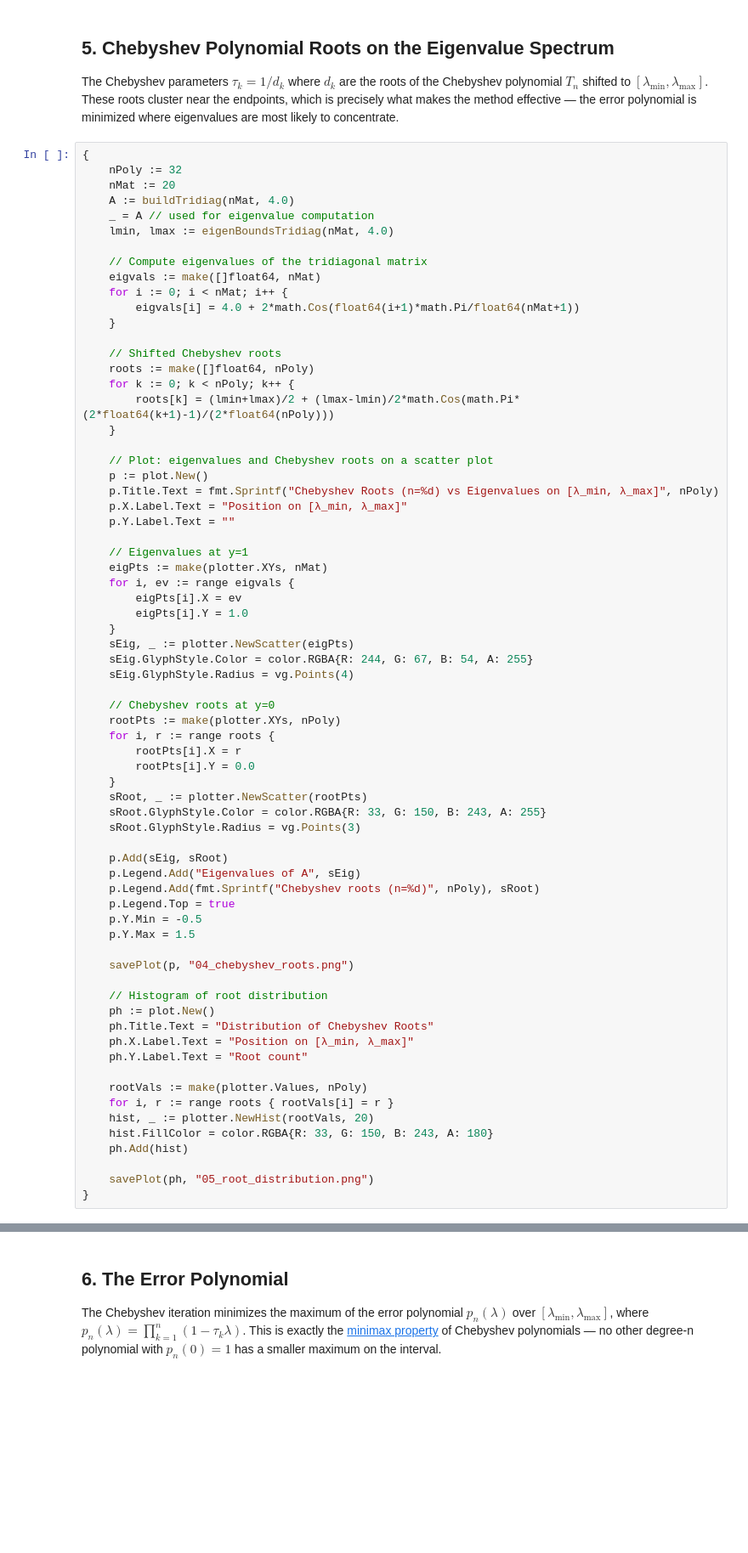
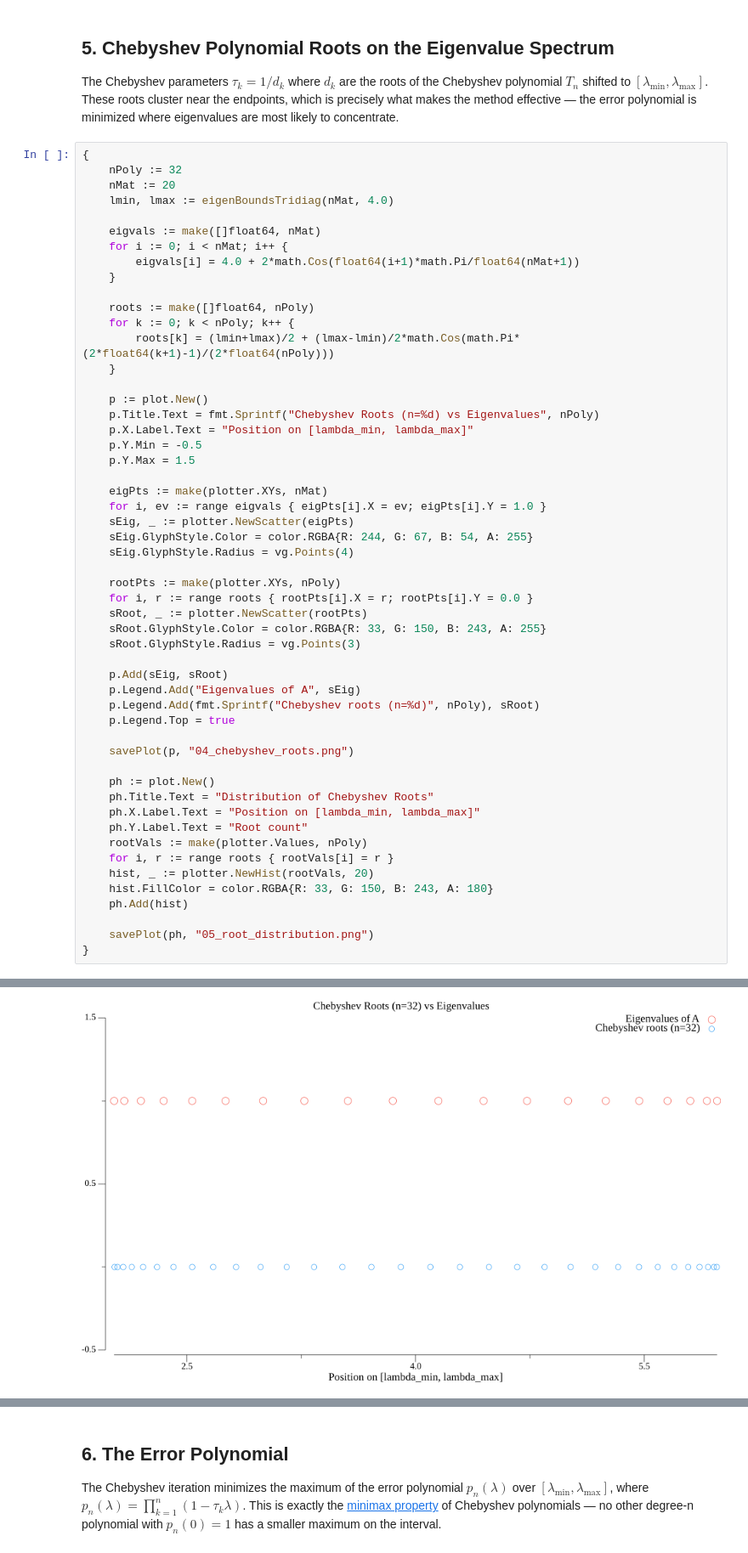
Before and after one commit to peterborodatyy/chebyshev-iteration, a Jupyter notebook: notebooks/chebyshev_iteration.ipynb, the cells around one changed output, grey strips where cells are left out. Shown at 85% size. Saved outputs shown, nothing was run; the diff lists cells and outputs as text; blank space fills up the shorter version.

```diff
--- a/notebooks/chebyshev_iteration.ipynb
+++ b/notebooks/chebyshev_iteration.ipynb
@@ -313,44 +315,32 @@ The Chebyshev parameters $\tau_k = 1/d_k$ where $d_k$ are the roots of the Cheby
 {
 	nPoly := 32
 	nMat := 20
-	A := buildTridiag(nMat, 4.0)
-	_ = A // used for eigenvalue computation
 	lmin, lmax := eigenBoundsTridiag(nMat, 4.0)
 
-	// Compute eigenvalues of the tridiagonal matrix
 	eigvals := make([]float64, nMat)
 	for i := 0; i < nMat; i++ {
 		eigvals[i] = 4.0 + 2*math.Cos(float64(i+1)*math.Pi/float64(nMat+1))
 	}
 
-	// Shifted Chebyshev roots
 	roots := make([]float64, nPoly)
 	for k := 0; k < nPoly; k++ {
 		roots[k] = (lmin+lmax)/2 + (lmax-lmin)/2*math.Cos(math.Pi*(2*float64(k+1)-1)/(2*float64(nPoly)))
 	}
 
-	// Plot: eigenvalues and Chebyshev roots on a scatter plot
 	p := plot.New()
-	p.Title.Text = fmt.Sprintf("Chebyshev Roots (n=%d) vs Eigenvalues on [λ_min, λ_max]", nPoly)
-	p.X.Label.Text = "Position on [λ_min, λ_max]"
-	p.Y.Label.Text = ""
+	p.Title.Text = fmt.Sprintf("Chebyshev Roots (n=%d) vs Eigenvalues", nPoly)
+	p.X.Label.Text = "Position on [lambda_min, lambda_max]"
+	p.Y.Min = -0.5
+	p.Y.Max = 1.5
 
-	// Eigenvalues at y=1
 	eigPts := make(plotter.XYs, nMat)
-	for i, ev := range eigvals {
-		eigPts[i].X = ev
-		eigPts[i].Y = 1.0
-	}
+	for i, ev := range eigvals { eigPts[i].X = ev; eigPts[i].Y = 1.0 }
 	sEig, _ := plotter.NewScatter(eigPts)
 	sEig.GlyphStyle.Color = color.RGBA{R: 244, G: 67, B: 54, A: 255}
 	sEig.GlyphStyle.Radius = vg.Points(4)
 
-	// Chebyshev roots at y=0
 	rootPts := make(plotter.XYs, nPoly)
-	for i, r := range roots {
-		rootPts[i].X = r
-		rootPts[i].Y = 0.0
-	}
+	for i, r := range roots { rootPts[i].X = r; rootPts[i].Y = 0.0 }
 	sRoot, _ := plotter.NewScatter(rootPts)
 	sRoot.GlyphStyle.Color = color.RGBA{R: 33, G: 150, B: 243, A: 255}
 	sRoot.GlyphStyle.Radius = vg.Points(3)
@@ -359,17 +349,13 @@ The Chebyshev parameters $\tau_k = 1/d_k$ where $d_k$ are the roots of the Cheby
 	p.Legend.Add("Eigenvalues of A", sEig)
 	p.Legend.Add(fmt.Sprintf("Chebyshev roots (n=%d)", nPoly), sRoot)
 	p.Legend.Top = true
-	p.Y.Min = -0.5
-	p.Y.Max = 1.5
 
 	savePlot(p, "04_chebyshev_roots.png")
 
-	// Histogram of root distribution
 	ph := plot.New()
 	ph.Title.Text = "Distribution of Chebyshev Roots"
-	ph.X.Label.Text = "Position on [λ_min, λ_max]"
+	ph.X.Label.Text = "Position on [lambda_min, lambda_max]"
 	ph.Y.Label.Text = "Root count"
-
 	rootVals := make(plotter.Values, nPoly)
 	for i, r := range roots { rootVals[i] = r }
 	hist, _ := plotter.NewHist(rootVals, 20)
@@ -378,3 +364,4 @@ The Chebyshev parameters $\tau_k = 1/d_k$ where $d_k$ are the roots of the Cheby
 
 	savePlot(ph, "05_root_distribution.png")
 }
+# %% [output]
@@ -380,0 +370 @@ The Chebyshev parameters $\tau_k = 1/d_k$ where $d_k$ are the roots of the Cheby
+[figure, added]
```
Also changed, not shown: parts of 8 cells of this notebook, 1 other file.
